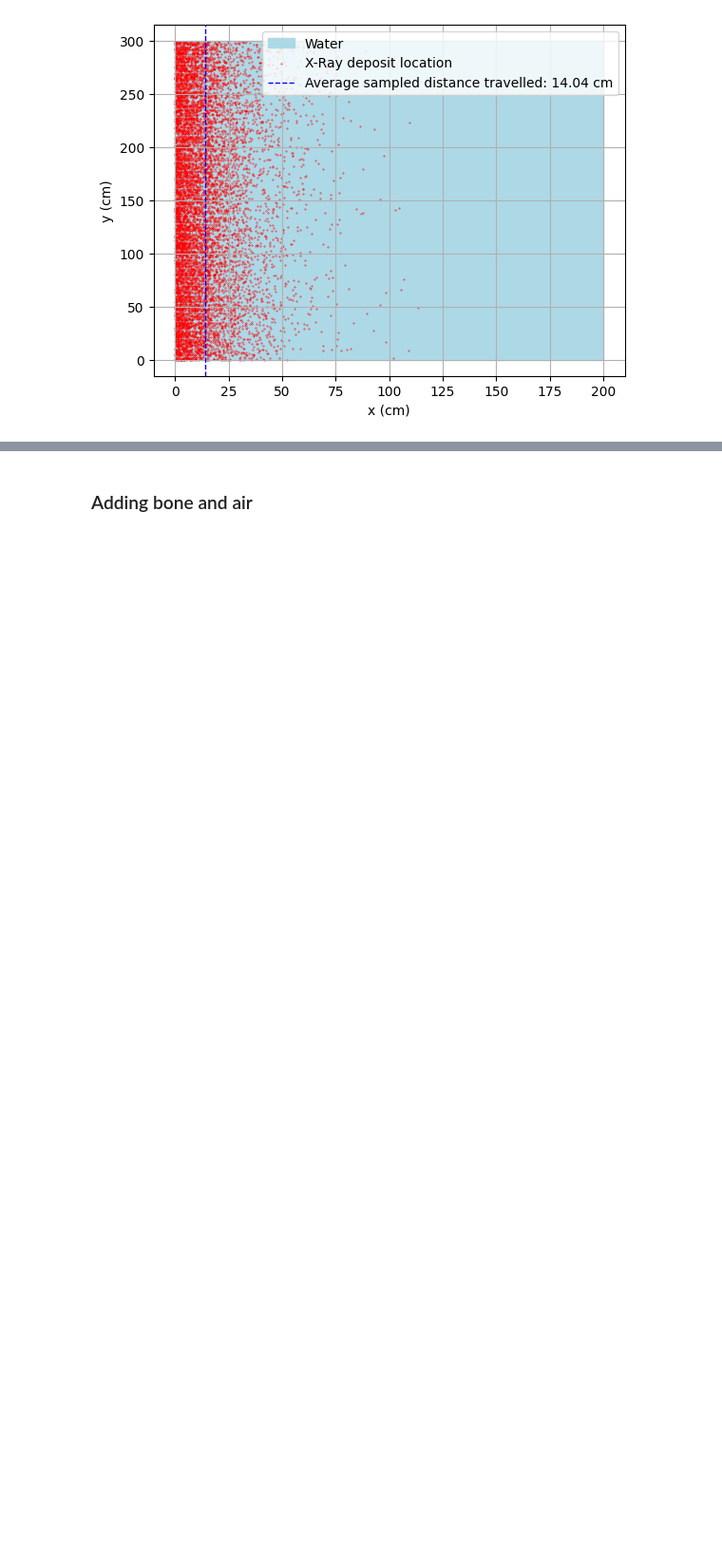
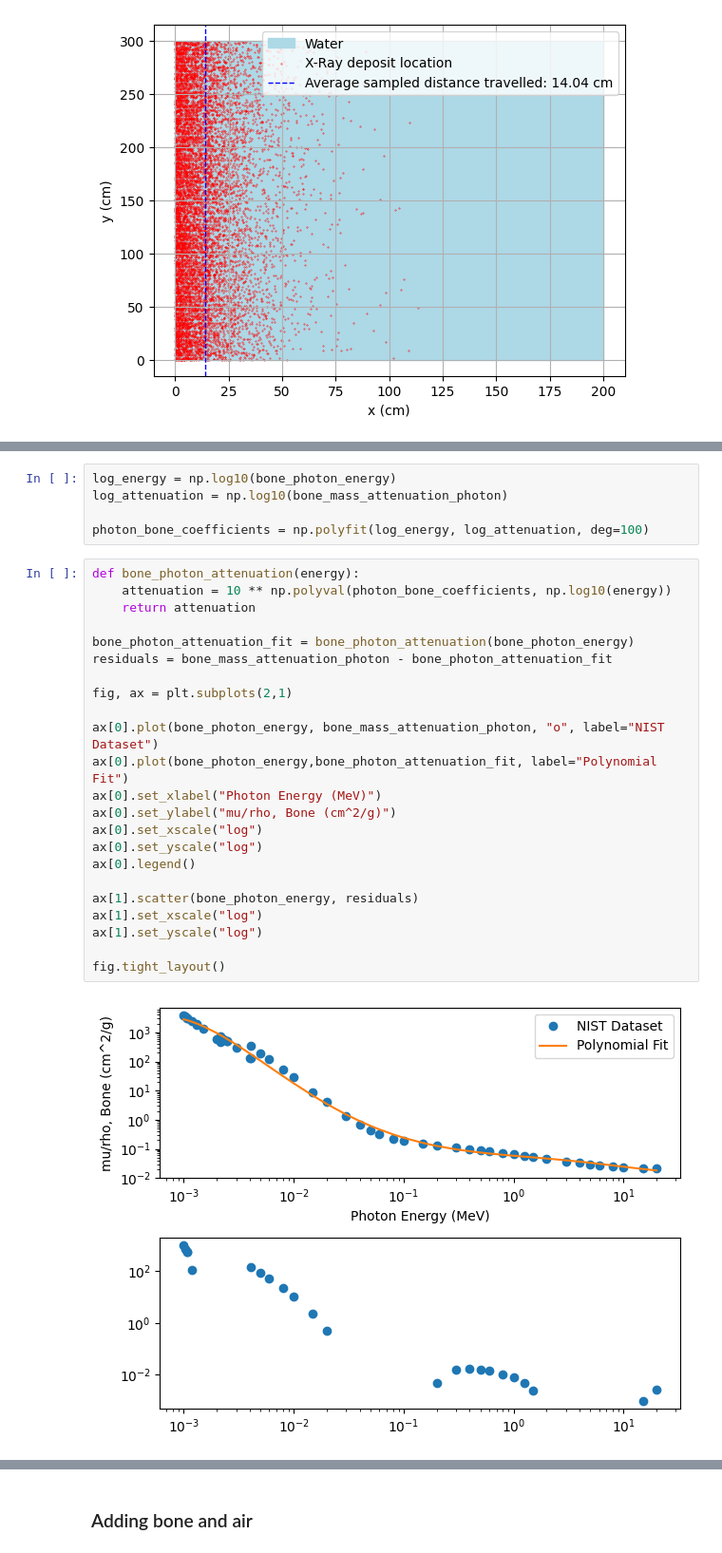
Before and after one commit to mikatan/xray-monte-carlo, a Jupyter notebook: main.ipynb, the cells around one changed output, grey strips where cells are left out. Shown at 95% size. Saved outputs shown, nothing was run; the diff lists cells and outputs as text; blank space fills up the shorter version.

```diff
--- a/main.ipynb
+++ b/main.ipynb
@@ -100,0 +203,30 @@ plt.show()
+# %%
+log_energy = np.log10(bone_photon_energy)
+log_attenuation = np.log10(bone_mass_attenuation_photon)
+
+photon_bone_coefficients = np.polyfit(log_energy, log_attenuation, deg=100)
+# %%
+def bone_photon_attenuation(energy):
+    attenuation = 10 ** np.polyval(photon_bone_coefficients, np.log10(energy))
+    return attenuation
+
+bone_photon_attenuation_fit = bone_photon_attenuation(bone_photon_energy)
+residuals = bone_mass_attenuation_photon - bone_photon_attenuation_fit
+
+fig, ax = plt.subplots(2,1)
+
+ax[0].plot(bone_photon_energy, bone_mass_attenuation_photon, "o", label="NIST Dataset")
+ax[0].plot(bone_photon_energy,bone_photon_attenuation_fit, label="Polynomial Fit")
+ax[0].set_xlabel("Photon Energy (MeV)")
+ax[0].set_ylabel("mu/rho, Bone (cm^2/g)")
+ax[0].set_xscale("log")
+ax[0].set_yscale("log")
+ax[0].legend()
+
+ax[1].scatter(bone_photon_energy, residuals)
+ax[1].set_xscale("log")
+ax[1].set_yscale("log")
+
+fig.tight_layout()
+# %% [output]
+[figure, added]
```
Also changed, not shown: parts of 16 cells of this notebook.
